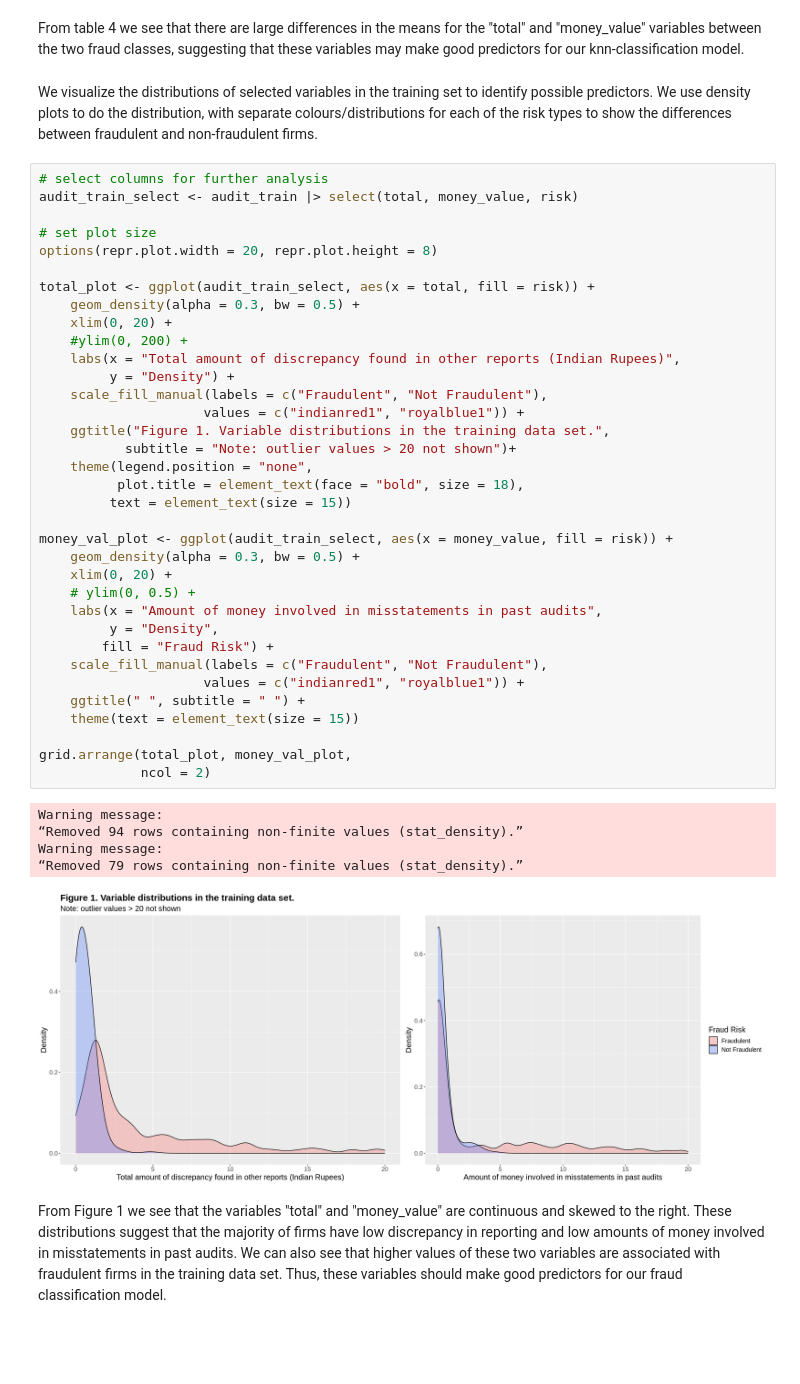
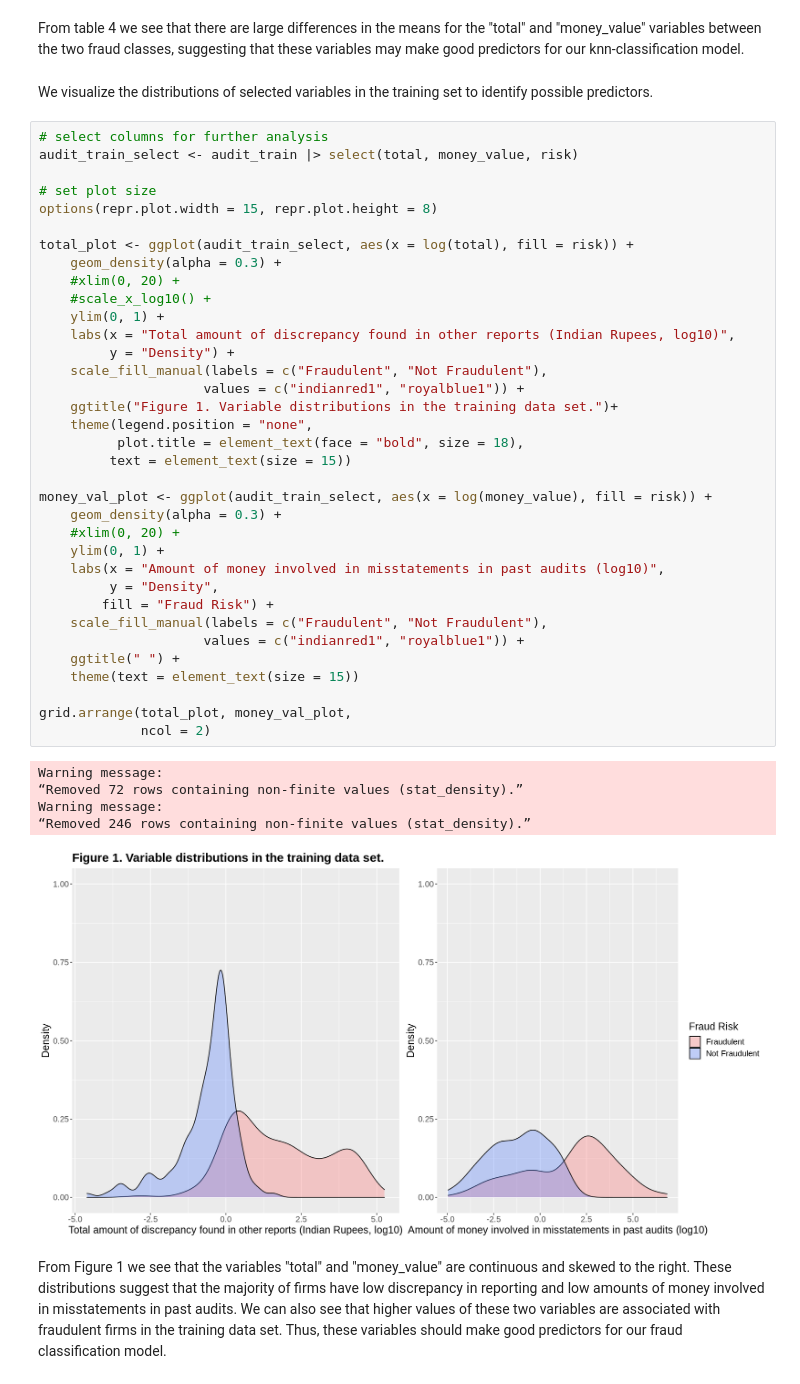
Before and after one commit to hakkd/KNN-Fraud-Detection, a Jupyter notebook: Report_group17.ipynb, the cells around one changed output. Drawn from its saved outputs; the diff is of its cells as text; blank space fills up the shorter version.

```diff
--- a/Report_group17.ipynb
+++ b/Report_group17.ipynb
@@ -179,48 +179,48 @@ A tibble: 2 × 17
 # %% [markdown]
 From table 4 we see that there are large differences in the means for the "total" and "money_value" variables between the two fraud classes, suggesting that these variables may make good predictors for our knn-classification model.
 # %% [markdown]
-We visualize the distributions of selected variables in the training set to identify possible predictors. We use density plots to do the distribution, with separate colours/distributions for each of the risk types to show the differences between fraudulent and non-fraudulent firms.
+We visualize the distributions of selected variables in the training set to identify possible predictors.
 # %%
 # select columns for further analysis
 audit_train_select <- audit_train |> select(total, money_value, risk)
 
 # set plot size
-options(repr.plot.width = 20, repr.plot.height = 8)
+options(repr.plot.width = 15, repr.plot.height = 8)
 
-total_plot <- ggplot(audit_train_select, aes(x = total, fill = risk)) +
-    geom_density(alpha = 0.3, bw = 0.5) +
-    xlim(0, 20) +
-    #ylim(0, 200) +
-    labs(x = "Total amount of discrepancy found in other reports (Indian Rupees)",
+total_plot <- ggplot(audit_train_select, aes(x = log(total), fill = risk)) +
+    geom_density(alpha = 0.3) +
+    #xlim(0, 20) +
+    #scale_x_log10() +
+    ylim(0, 1) +
+    labs(x = "Total amount of discrepancy found in other reports (Indian Rupees, log10)",
          y = "Density") +
     scale_fill_manual(labels = c("Fraudulent", "Not Fraudulent"),
                      values = c("indianred1", "royalblue1")) +
-    ggtitle("Figure 1. Variable distributions in the training data set.",
-           subtitle = "Note: outlier values > 20 not shown")+
+    ggtitle("Figure 1. Variable distributions in the training data set.")+
     theme(legend.position = "none",
           plot.title = element_text(face = "bold", size = 18),
          text = element_text(size = 15))
 
-money_val_plot <- ggplot(audit_train_select, aes(x = money_value, fill = risk)) +
-    geom_density(alpha = 0.3, bw = 0.5) +
-    xlim(0, 20) +
-    # ylim(0, 0.5) +
-    labs(x = "Amount of money involved in misstatements in past audits",
+money_val_plot <- ggplot(audit_train_select, aes(x = log(money_value), fill = risk)) +
+    geom_density(alpha = 0.3) +
+    #xlim(0, 20) +
+    ylim(0, 1) +
+    labs(x = "Amount of money involved in misstatements in past audits (log10)",
          y = "Density",
         fill = "Fraud Risk") +
     scale_fill_manual(labels = c("Fraudulent", "Not Fraudulent"),
                      values = c("indianred1", "royalblue1")) +
-    ggtitle(" ", subtitle = " ") +
+    ggtitle(" ") +
     theme(text = element_text(size = 15))
 
 grid.arrange(total_plot, money_val_plot,
              ncol = 2)
 # %% [output]
 Warning message:
-“Removed 94 rows containing non-finite values (stat_density).”
+“Removed 72 rows containing non-finite values (stat_density).”
 Warning message:
-“Removed 79 rows containing non-finite values (stat_density).”
+“Removed 246 rows containing non-finite values (stat_density).”
-[figure, old version]
+[figure, new version]
 # %% [markdown]
 From Figure 1 we see that the variables "total" and "money_value" are continuous and skewed to the right. These distributions suggest that the majority of firms have low discrepancy in reporting and low amounts of money involved in misstatements in past audits. We can also see that higher values of these two variables are associated with fraudulent firms in the training data set. Thus, these variables should make good predictors for our fraud classification model.
 # %% [markdown]
```
Also changed, not shown: parts of 3 cells of this notebook.
